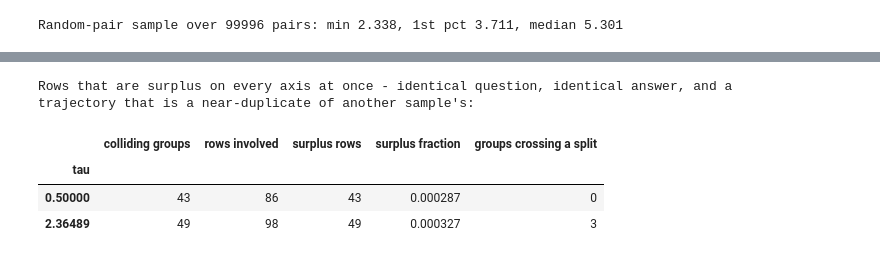
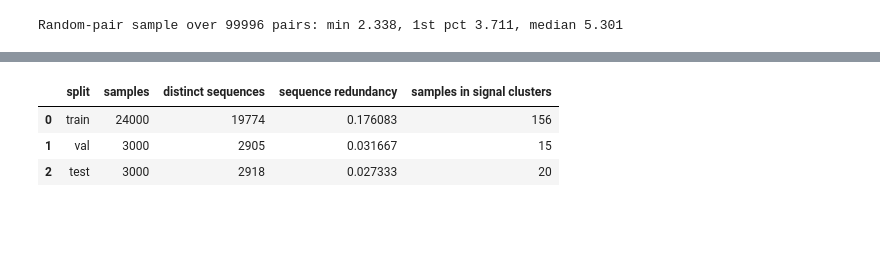
Before and after one commit to mauricekraus/quants-generate, a Jupyter notebook: quants/notebooks/assess-dataset-duplication.ipynb, the cells around one changed output, grey strips where cells are left out. Saved outputs shown, nothing was run; the diff lists cells and outputs as text; code cells hidden in the pictures; blank space fills up the shorter version.

```diff
--- a/quants/notebooks/assess-dataset-duplication.ipynb
+++ b/quants/notebooks/assess-dataset-duplication.ipynb
@@ -68,7 +78,10 @@ CONFIG = {
     "score_batch": 512,
     "percolation_fraction": 0.10,
     "weight_floor": 1e-12,
-    "duplicate_sigma": 0.5,
+    # The near-duplicate threshold, in units of the pooled per-channel standard deviation. A
+    # convention, not a derived quantity: tau = 1.0 means every one of the 72 channels agrees to
+    # within one sigma over 95 % of frames. Change it and every figure and count below follows.
+    "tau": 1.0,
 }
 rng = np.random.default_rng(CONFIG["seed"])
 
@@ -1486,37 +1462,20 @@ permissive tau = 2.3649: 1433 signal-duplicate pairs
 # %%
-def fully_redundant_rows(threshold):
-    "QA rows sharing a question, an answer, and a near-duplicate trajectory with another row."
-    cluster_of = dict(zip(ids.tolist(), clusters_at(threshold).tolist()))
-    marked = qa.assign(cluster=qa.sample_id.map(cluster_of))
-    # Group by the trajectory cluster plus the text. A group of size k means k rows that are
-    # interchangeable on every axis, of which k - 1 are surplus.
-    sizes = marked.groupby(["cluster", "question", "answer_text"]).size()
-    colliding = sizes[sizes > 1]
-    surplus = int((colliding - 1).sum())
-
-    per_split = marked.groupby(["cluster", "question", "answer_text"]).split.agg(
-        lambda s: sorted(set(s))
-    )
-    cross = per_split[colliding.index].apply(len) > 1 if len(colliding) else pd.Series(dtype=bool)
-    return {
-        "tau": threshold,
-        "colliding groups": len(colliding),
-        "rows involved": int(colliding.sum()),
-        "surplus rows": surplus,
-        "surplus fraction": surplus / len(qa),
-        "groups crossing a split": int(cross.sum()),
+per_split = pd.DataFrame([
+    {
+        "split": split,
+        "samples": int((split_of == split).sum()),
+        "distinct sequences": len({action_sequences[k] for k in np.where(split_of == split)[0]}),
+        "sequence redundancy": 1 - len({action_sequences[k] for k in np.where(split_of == split)[0]})
+        / max(int((split_of == split).sum()), 1),
+        "samples in signal clusters": int(pd.Series(labels_at_tau[split_of == split]).map(
+            pd.Series(labels_at_tau).value_counts()).gt(1).sum()),
     }
-
-
-joint = pd.DataFrame([fully_redundant_rows(t) for t in (tau, tau_permissive)]).set_index("tau")
-print("Rows that are surplus on every axis at once - identical question, identical answer, and a\n"
-      "trajectory that is a near-duplicate of another sample's:\n")
-joint
+    for split in ["train", "val", "test"]
+])
+per_split
 # %% [output]
-Rows that are surplus on every axis at once - identical question, identical answer, and a
-trajectory that is a near-duplicate of another sample's:
-|  | colliding groups | rows involved | surplus rows | surplus fraction | groups crossing a split |
-| tau |  |  |  |  |  |
-| 0.50000 | 43 | 86 | 43 | 0.000287 | 0 |
-| 2.36489 | 49 | 98 | 49 | 0.000327 | 3 |
+|  | split | samples | distinct sequences | sequence redundancy | samples in signal clusters |
+| 0 | train | 24000 | 19774 | 0.176083 | 156 |
+| 1 | val | 3000 | 2905 | 0.031667 | 15 |
+| 2 | test | 3000 | 2918 | 0.027333 | 20 |
 # %%
```
Also changed, not shown: parts of 63 cells of this notebook, 1 other file.
